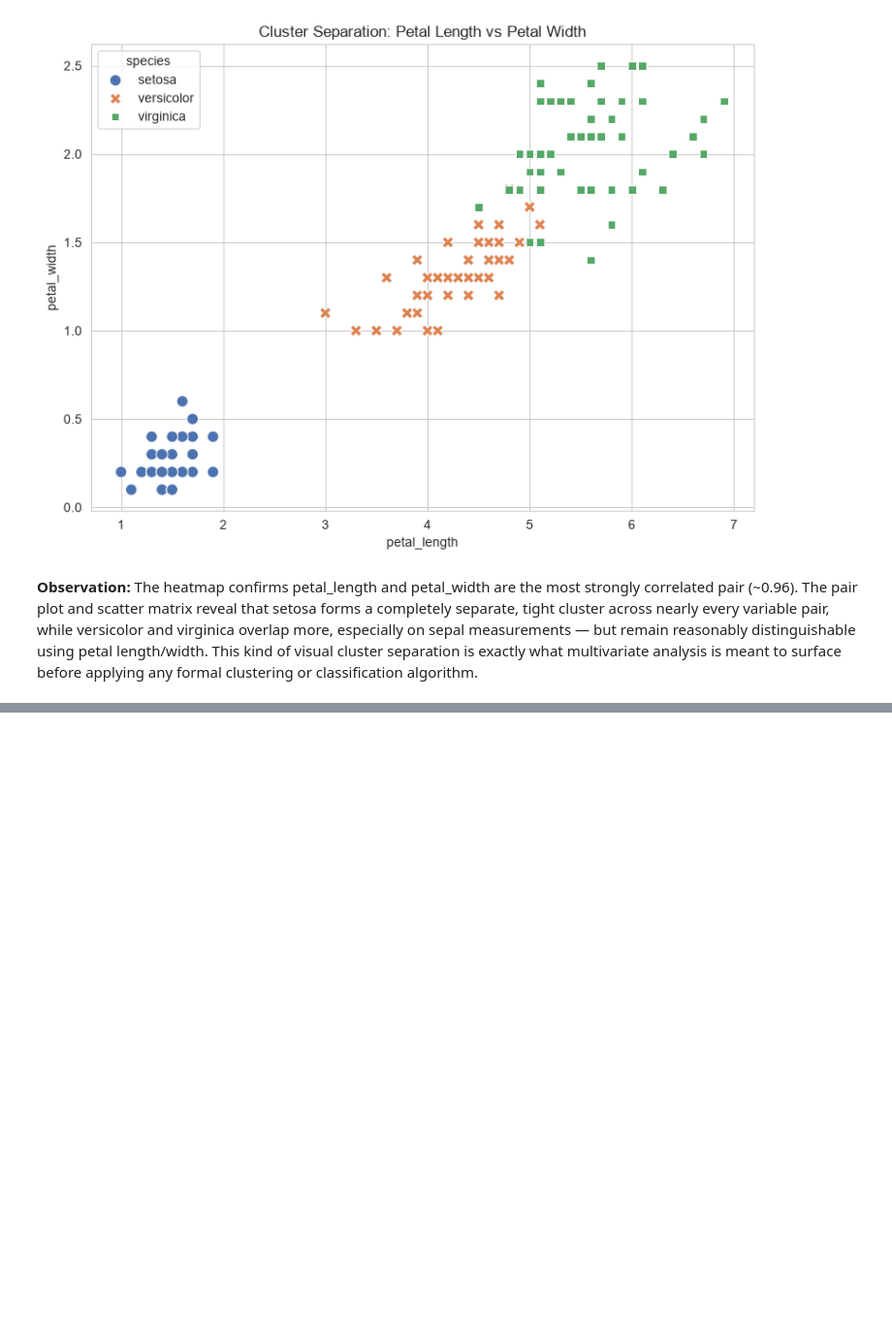
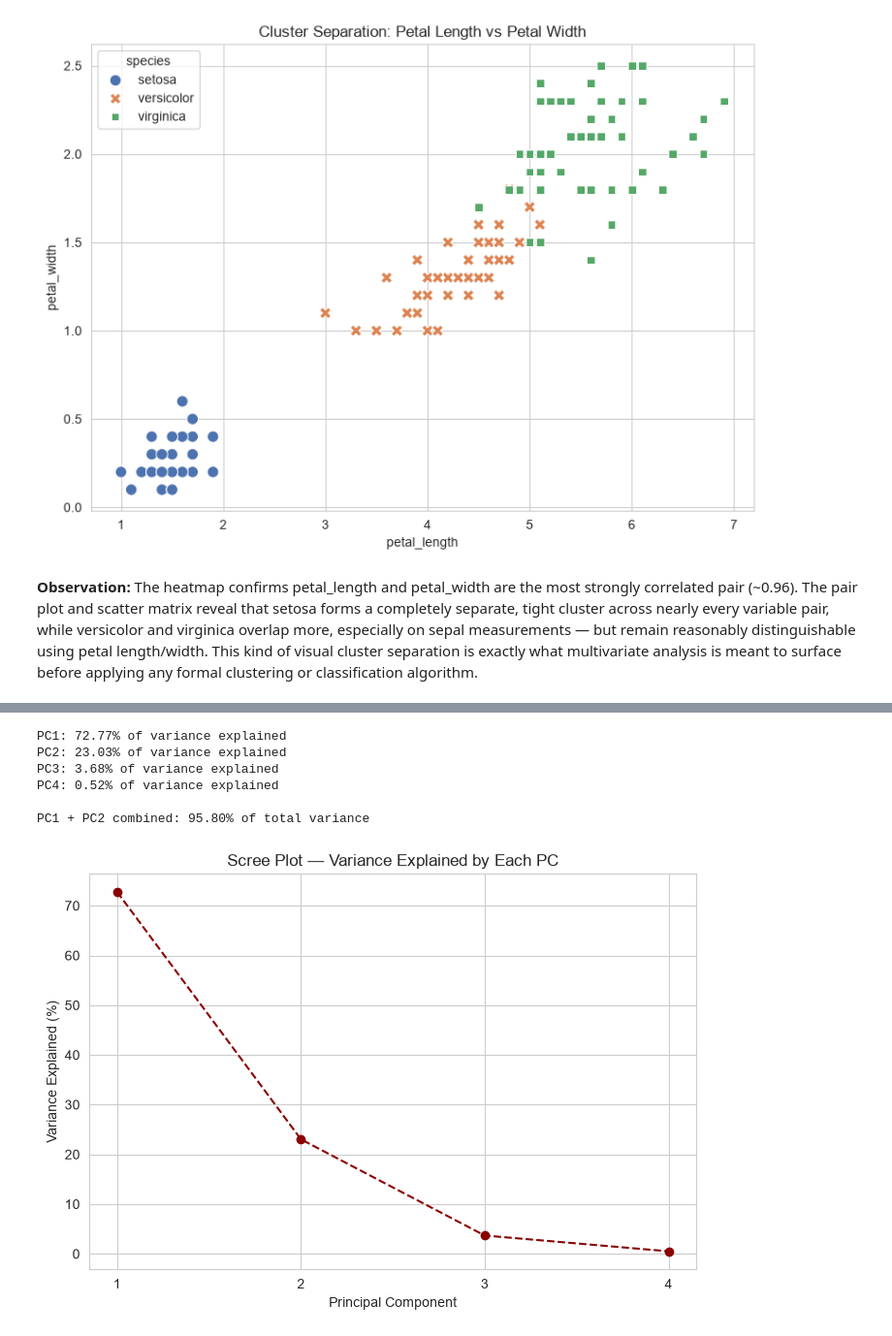
Before and after one commit to nikitha-d1323/data-analysis-mini-projects, a Jupyter notebook: unit2-iris-multivariate/notebooks/Iris_Multivariate_Unit2.ipynb, the cells around one changed output, grey strips where cells are left out. Shown at 97% size. Cells and saved outputs as stored; diff of their text form; code cells hidden in the pictures; blank space fills up the shorter version.

Commit message:
Unit2 Day 4: PCA - standardization, explained variance, scree plot, PC1 vs PC2

```diff
--- a/unit2-iris-multivariate/notebooks/Iris_Multivariate_Unit2.ipynb
+++ b/unit2-iris-multivariate/notebooks/Iris_Multivariate_Unit2.ipynb
@@ -173,0 +176,9 @@ clustering or classification algorithm.
+# %%
+from sklearn.preprocessing import StandardScaler
+
+X = df[numeric_cols]
+scaler = StandardScaler()
+X_scaled = scaler.fit_transform(X)
+
+print("Mean after scaling (should be ~0):", X_scaled.mean(axis=0).round(2))
+print("Std after scaling (should be ~1):", X_scaled.std(axis=0).round(2))
@@ -173,0 +188,9 @@ clustering or classification algorithm.
+# %%
+from sklearn.decomposition import PCA
+
+pca = PCA(n_components=4)
+principal_components = pca.fit_transform(X_scaled)
+
+pca_df = pd.DataFrame(principal_components, columns=["PC1", "PC2", "PC3", "PC4"])
+pca_df["species"] = df["species"].values
+pca_df.head()
@@ -173,0 +204,24 @@ clustering or classification algorithm.
+# %%
+explained_var = pca.explained_variance_ratio_ * 100
+for i, var in enumerate(explained_var, start=1):
+    print(f"PC{i}: {var:.2f}% of variance explained")
+print(f"\nPC1 + PC2 combined: {explained_var[0] + explained_var[1]:.2f}% of total variance")
+# %% [output]
+PC1: 72.77% of variance explained
+PC2: 23.03% of variance explained
+PC3: 3.68% of variance explained
+PC4: 0.52% of variance explained
+
+PC1 + PC2 combined: 95.80% of total variance
+# %%
+plt.figure(figsize=(7, 5))
+plt.plot(range(1, 5), explained_var, marker="o", linestyle="--", color="darkred")
+plt.xlabel("Principal Component")
+plt.ylabel("Variance Explained (%)")
+plt.title("Scree Plot — Variance Explained by Each PC")
+plt.xticks(range(1, 5))
+plt.tight_layout()
+plt.savefig("../outputs/day4_scree_plot.png", dpi=120)
+plt.show()
+# %% [output]
+[figure, added]
```
Also changed, not shown: parts of 5 cells of this notebook, 2 other files.
